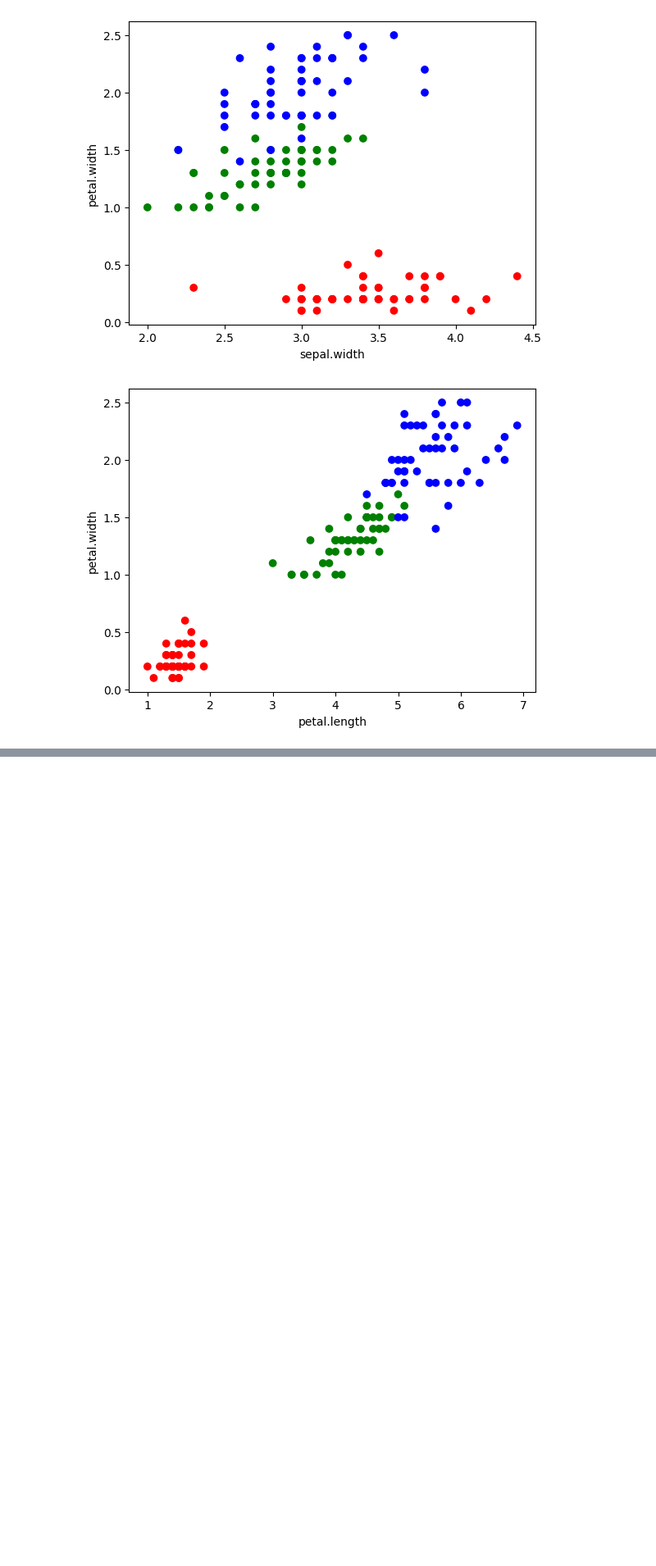
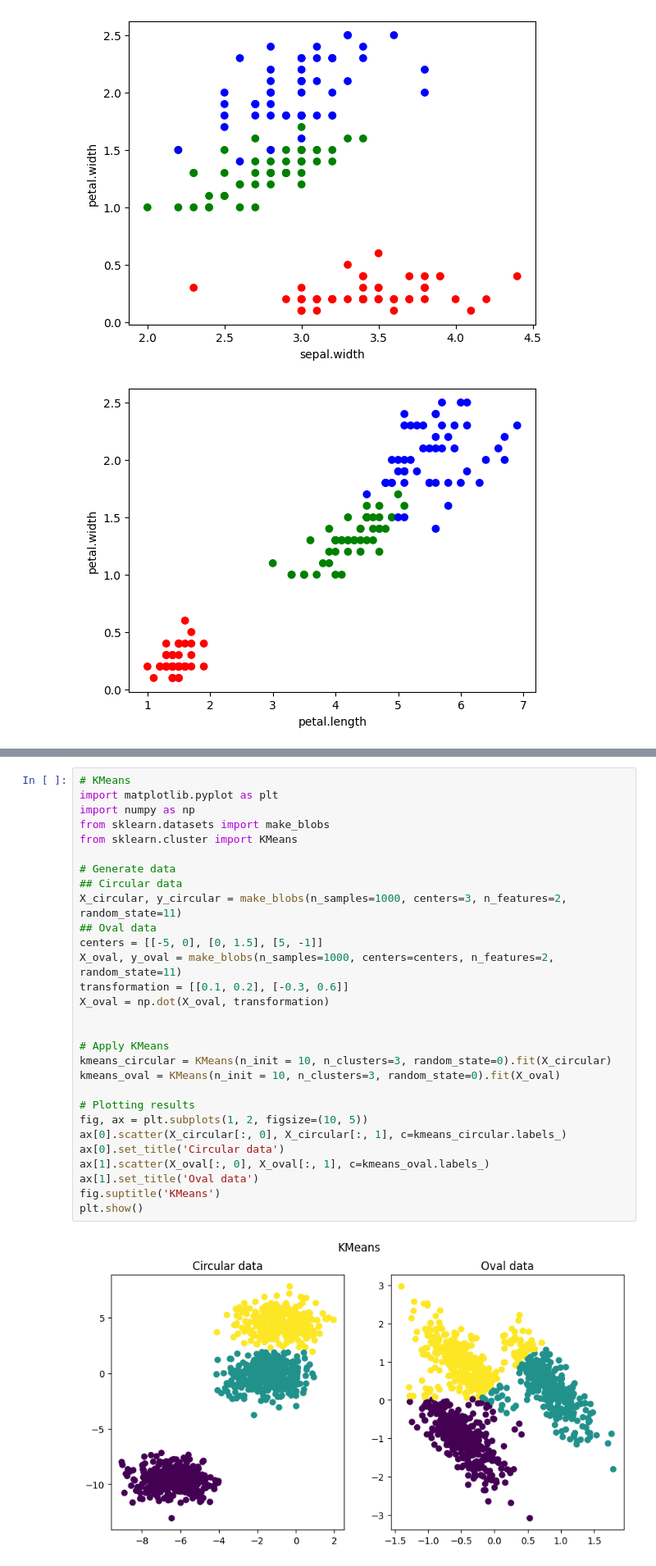
Before and after one commit to davidecapone/MixtureModelsClustering, a Jupyter notebook: notebooks/main.ipynb, the cells around one changed output, grey strips where cells are left out. Shown: that part at 82% size. Drawn from its saved outputs; the diff is of its cells as text; blank space fills up the shorter version.

```diff
--- a/notebooks/main.ipynb
+++ b/notebooks/main.ipynb
@@ -25,0 +34,31 @@ for column in itertools.combinations(iris.columns[:-2], 2):
+# %%
+# KMeans
+import matplotlib.pyplot as plt
+import numpy as np
+from sklearn.datasets import make_blobs
+from sklearn.cluster import KMeans
+
+# Generate data
+## Circular data
+X_circular, y_circular = make_blobs(n_samples=1000, centers=3, n_features=2, random_state=11)
+## Oval data
+centers = [[-5, 0], [0, 1.5], [5, -1]]
+X_oval, y_oval = make_blobs(n_samples=1000, centers=centers, n_features=2, random_state=11)
+transformation = [[0.1, 0.2], [-0.3, 0.6]]
+X_oval = np.dot(X_oval, transformation)
+
+
+# Apply KMeans
+kmeans_circular = KMeans(n_init = 10, n_clusters=3, random_state=0).fit(X_circular)
+kmeans_oval = KMeans(n_init = 10, n_clusters=3, random_state=0).fit(X_oval)
+
+# Plotting results
+fig, ax = plt.subplots(1, 2, figsize=(10, 5))
+ax[0].scatter(X_circular[:, 0], X_circular[:, 1], c=kmeans_circular.labels_)
+ax[0].set_title('Circular data')
+ax[1].scatter(X_oval[:, 0], X_oval[:, 1], c=kmeans_oval.labels_)
+ax[1].set_title('Oval data')
+fig.suptitle('KMeans')
+plt.show()
+# %% [output]
+[figure, added]
```
Also changed, not shown: parts of 7 cells of this notebook.
